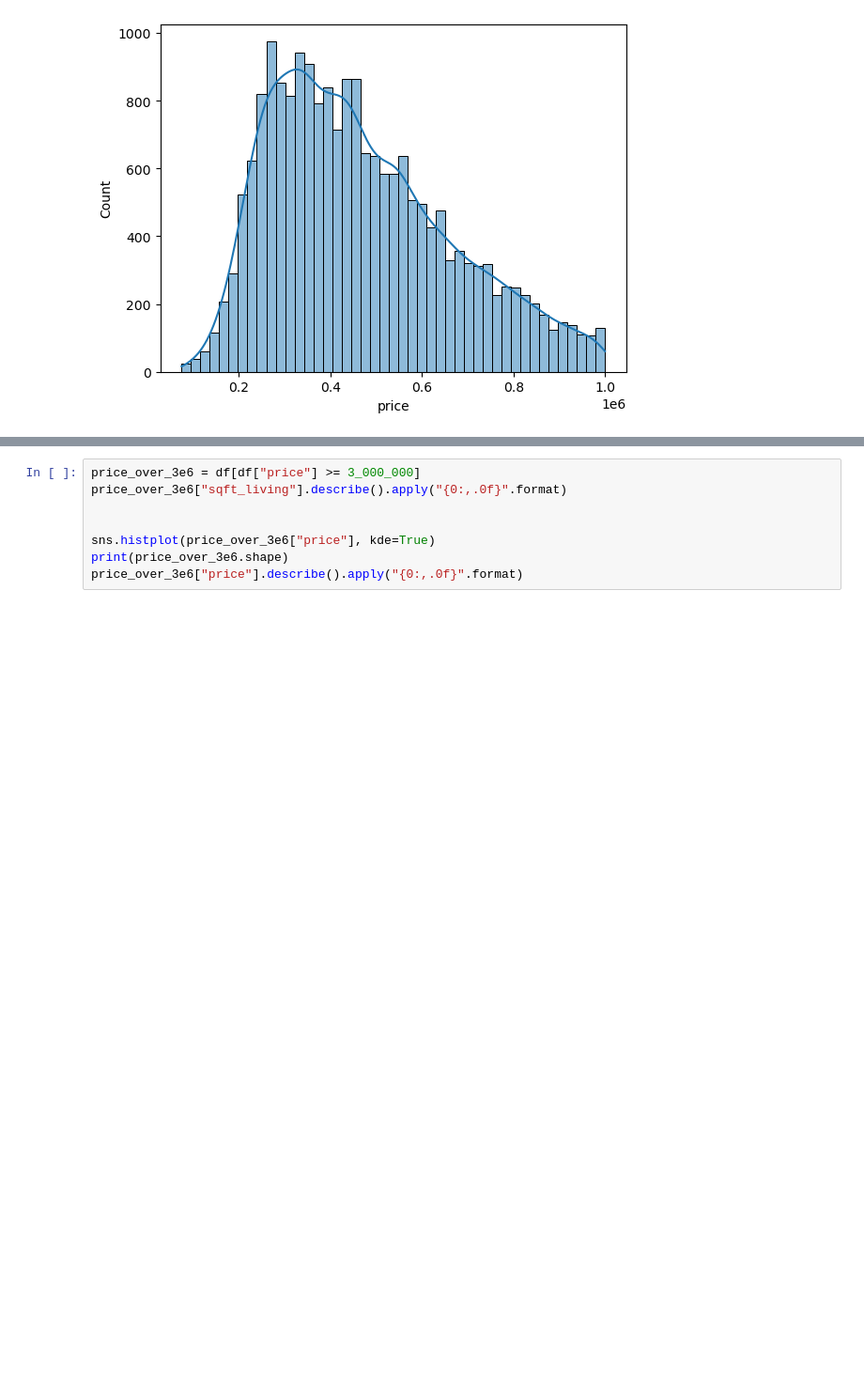
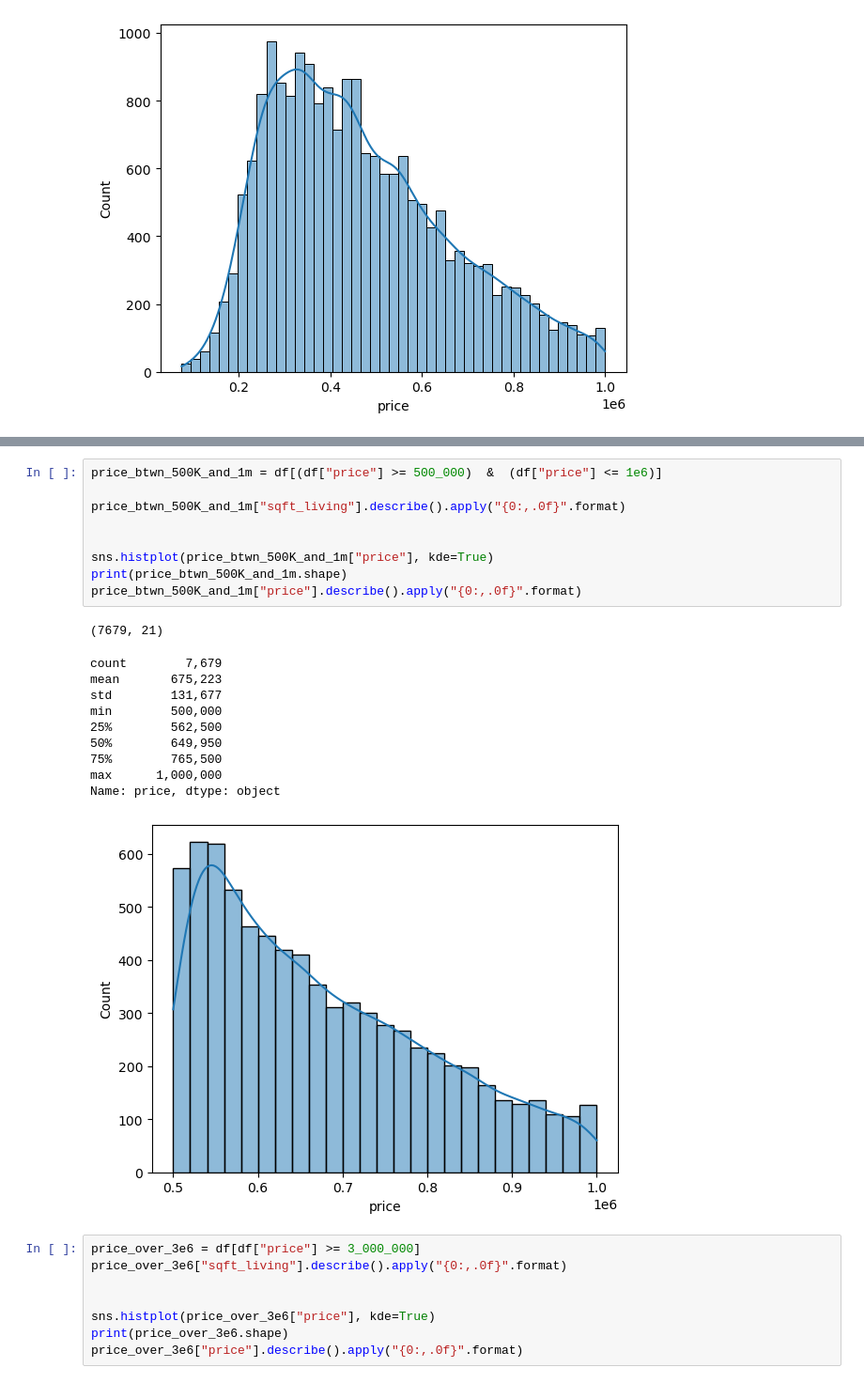
Before and after one commit to Enam88/apartment-hunter, a Jupyter notebook: notebooks/preprocessing.ipynb, the cells around one changed output, grey strips where cells are left out. Shown at 94% size. Cells and saved outputs as stored; diff of their text form; blank space fills up the shorter version.

```diff
--- a/notebooks/preprocessing.ipynb
+++ b/notebooks/preprocessing.ipynb
@@ -122,3 +164,24 @@ Name: price, dtype: object
+# %%
+price_btwn_500K_and_1m = df[(df["price"] >= 500_000)  &  (df["price"] <= 1e6)]
+
+price_btwn_500K_and_1m["sqft_living"].describe().apply("{0:,.0f}".format)
+
+
+sns.histplot(price_btwn_500K_and_1m["price"], kde=True)
+print(price_btwn_500K_and_1m.shape)
+price_btwn_500K_and_1m["price"].describe().apply("{0:,.0f}".format)
+# %% [output]
+(7679, 21)
+count        7,679
+mean       675,223
+std        131,677
+min        500,000
+25%        562,500
+50%        649,950
+75%        765,500
+max      1,000,000
+Name: price, dtype: object
+[figure, added]
 # %%
 price_over_3e6 = df[df["price"] >= 3_000_000]
 price_over_3e6["sqft_living"].describe().apply("{0:,.0f}".format)
```
Also changed, not shown: parts of 16 cells of this notebook.
